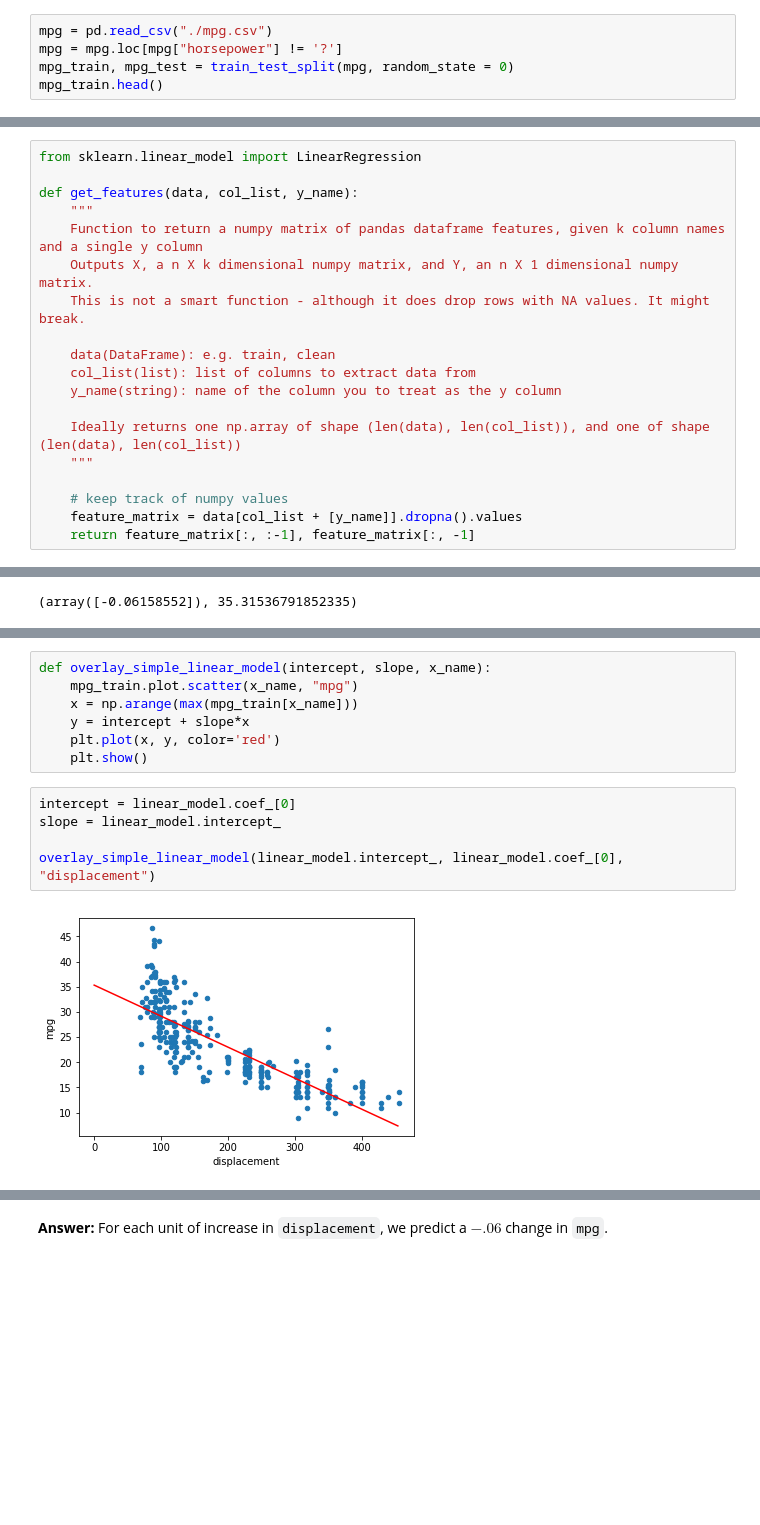
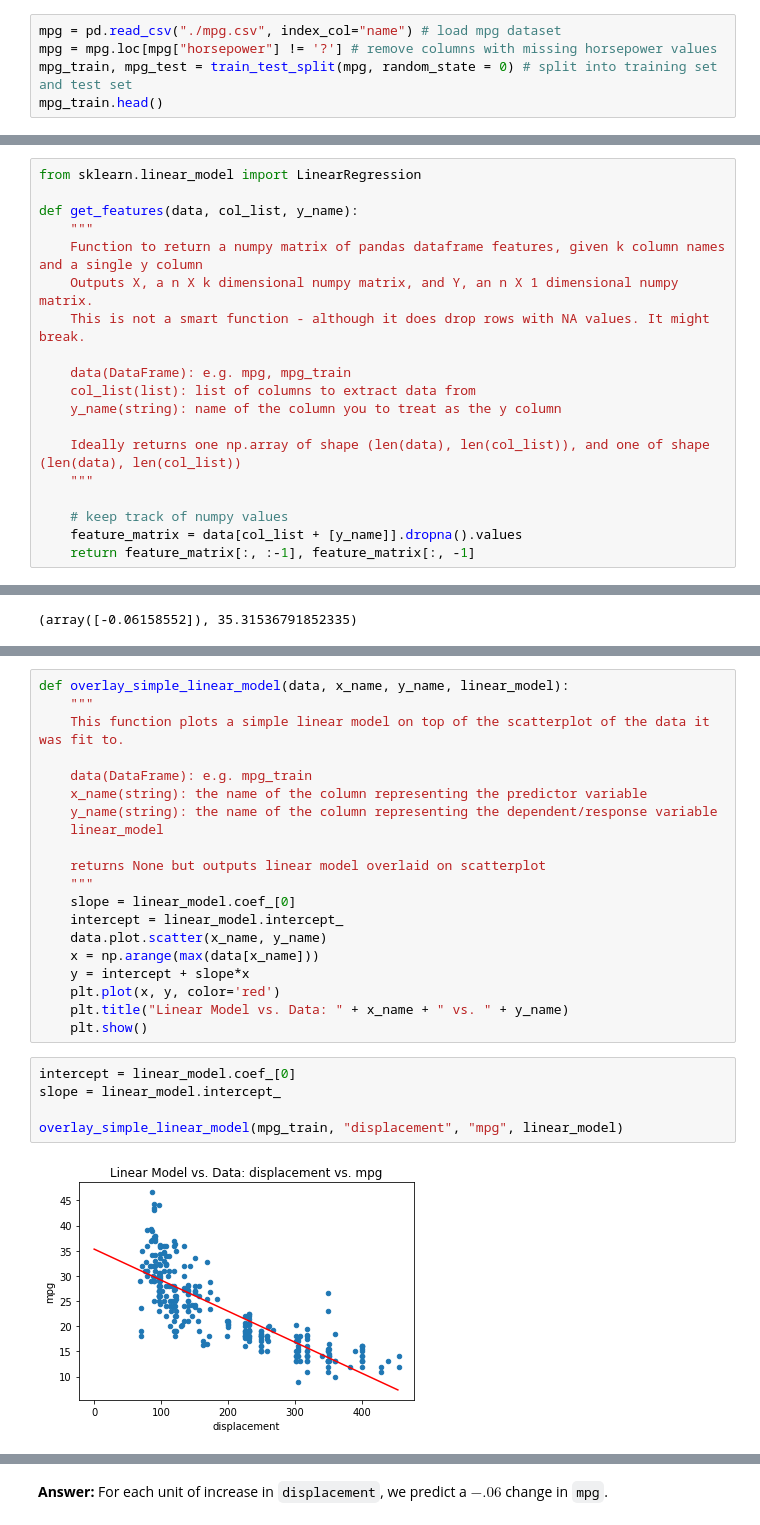
Before and after one commit to SUSA-org/Fall-2018-Career-Exploration, a Jupyter notebook: Lectures/Lecture6/Linear Regression, Validation, Fitting.ipynb, the cells around one changed output, grey strips where cells are left out. Drawn from its saved outputs; the diff is of its cells as text; blank space fills up the shorter version.

```diff
--- a/Lectures/Lecture6/Linear Regression, Validation, Fitting.ipynb
+++ b/Lectures/Lecture6/Linear Regression, Validation, Fitting.ipynb
@@ -68,6 +124,6 @@ We'll talk more about categorical variables in a future lecture, and how we can
 # %%
-mpg = pd.read_csv("./mpg.csv")
-mpg = mpg.loc[mpg["horsepower"] != '?']
-mpg_train, mpg_test = train_test_split(mpg, random_state = 0)
+mpg = pd.read_csv("./mpg.csv", index_col="name") # load mpg dataset
+mpg = mpg.loc[mpg["horsepower"] != '?'] # remove columns with missing horsepower values
+mpg_train, mpg_test = train_test_split(mpg, random_state = 0) # split into training set and test set
 mpg_train.head()
 # %% [output]
@@ -95,7 +160,7 @@ def get_features(data, col_list, y_name):
     Outputs X, a n X k dimensional numpy matrix, and Y, an n X 1 dimensional numpy matrix.
     This is not a smart function - although it does drop rows with NA values. It might break.
 
-    data(DataFrame): e.g. train, clean
+    data(DataFrame): e.g. mpg, mpg_train
     col_list(list): list of columns to extract data from
     y_name(string): name of the column you to treat as the y column
 
@@ -133,15 +200,28 @@ We've defined a helper function for you that takes the `intercept` and the `slop
-# %%
-def overlay_simple_linear_model(intercept, slope, x_name):
-    mpg_train.plot.scatter(x_name, "mpg")
-    x = np.arange(max(mpg_train[x_name]))
-    y = intercept + slope*x
-    plt.plot(x, y, color='red')
-    plt.show()
+# %%
+def overlay_simple_linear_model(data, x_name, y_name, linear_model):
+    """
+    This function plots a simple linear model on top of the scatterplot of the data it was fit to.
+
+    data(DataFrame): e.g. mpg_train
+    x_name(string): the name of the column representing the predictor variable
+    y_name(string): the name of the column representing the dependent/response variable
+    linear_model
+
+    returns None but outputs linear model overlaid on scatterplot
+    """
+    slope = linear_model.coef_[0]
+    intercept = linear_model.intercept_
+    data.plot.scatter(x_name, y_name)
+    x = np.arange(max(data[x_name]))
+    y = intercept + slope*x
+    plt.plot(x, y, color='red')
+    plt.title("Linear Model vs. Data: " + x_name + " vs. " + y_name)
+    plt.show()
 # %%
 intercept = linear_model.coef_[0]
 slope = linear_model.intercept_
 
-overlay_simple_linear_model(linear_model.intercept_, linear_model.coef_[0], "displacement")
+overlay_simple_linear_model(mpg_train, "displacement", "mpg", linear_model)
 # %% [output]
-[figure, old version]
+[figure, new version]
 # %% [markdown]
```
Also changed, not shown: parts of 33 cells of this notebook, 1 other file.
